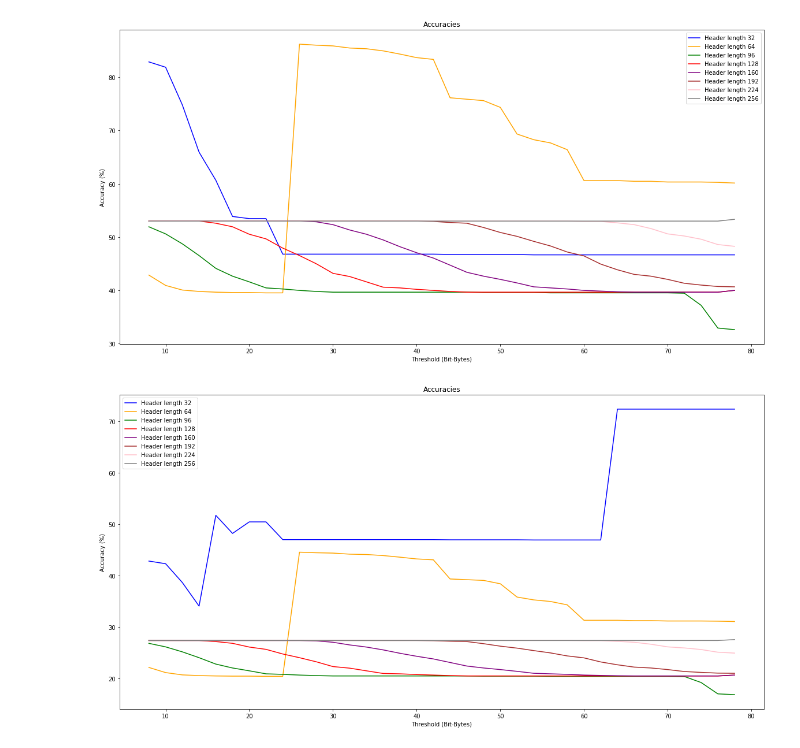
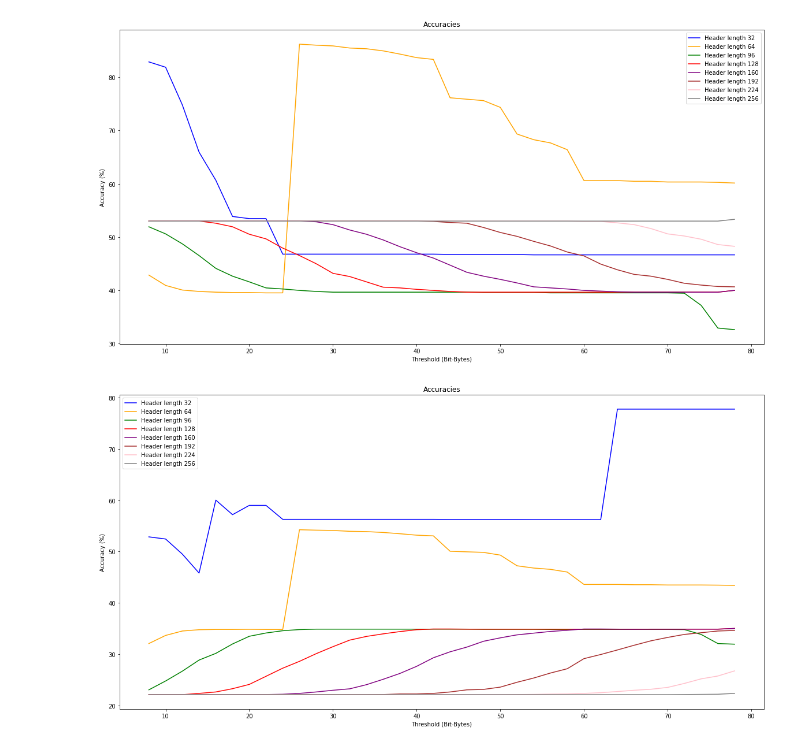
Before and after one commit to gomitolof/DAA-for-Ransomware-detection, a Jupyter notebook: DAAVulnerabilities.ipynb, the cells around one changed output. Saved outputs shown, nothing was run; the diff lists cells and outputs as text; code cells hidden in the pictures.

```diff
--- a/DAAVulnerabilities.ipynb
+++ b/DAAVulnerabilities.ipynb
@@ -234,7 +268,13 @@ Start creating new files with common sequences bytes at the beginning in the dir
 # %% [markdown]
 Now we perform the Differential Area Analysis of just the modified files encrypted by ransomware
 # %%
-ideal_file = np.zeros(256)
+static_offset = 256
+dynamic_offset = static_offset
+
+true_positives=0
+true_negatives=0
+
+ideal_file = np.zeros(static_offset)
 for i in range(len(ideal_file)):
     ideal_file[i]=i
 
@@ -379,25 +439,25 @@ plt.show()
 # %%
 # deserialize the tensor from the file .npy
 acc_des=np.load('./accuracies/accuracies_vuln_ransom_full.npy')
-acc_des = acc_des.reshape(len(thresholds), len(paths), 33)
+acc_des = acc_des.reshape(len(thresholds), len(paths), int(static_offset/8))
 # %%
 # Get for each threshold and header length the total amount of accuracies
 hl_thresh = np.divide(np.sum(acc_des, axis=(1)), np.shape(acc_des)[1]).transpose()
 
 # Plot of the accuracies obtained using different threshold and different header lengths
 plt.figure(figsize=(20,10))
 plt.title("Accuracies")
 plt.xlabel("Threshold (Bit-Bytes)")
 plt.ylabel("Accuracy (%)")
-plt.plot(thresholds, hl_thresh[4], color="blue", label="Header length 32")
-plt.plot(thresholds, hl_thresh[8], color="orange", label="Header length 64")
-plt.plot(thresholds, hl_thresh[12], color="green", label="Header length 96")
-plt.plot(thresholds, hl_thresh[16], color="red", label="Header length 128")
-plt.plot(thresholds, hl_thresh[20], color="purple", label="Header length 160")
-plt.plot(thresholds, hl_thresh[24], color="brown", label="Header length 192")
-plt.plot(thresholds, hl_thresh[28], color="pink", label="Header length 224")
-plt.plot(thresholds, hl_thresh[32], color="grey", label="Header length 256")
+plt.plot(thresholds, hl_thresh[3], color="blue", label="Header length 32")
+plt.plot(thresholds, hl_thresh[7], color="orange", label="Header length 64")
+plt.plot(thresholds, hl_thresh[11], color="green", label="Header length 96")
+plt.plot(thresholds, hl_thresh[15], color="red", label="Header length 128")
+plt.plot(thresholds, hl_thresh[19], color="purple", label="Header length 160")
+plt.plot(thresholds, hl_thresh[23], color="brown", label="Header length 192")
+plt.plot(thresholds, hl_thresh[27], color="pink", label="Header length 224")
+plt.plot(thresholds, hl_thresh[31], color="grey", label="Header length 256")
 plt.legend()
 plt.show()
 # %% [output]
-[figure, old version]
+[figure, new version]
```
Also changed, not shown: parts of 10 cells of this notebook, 9 other files.
